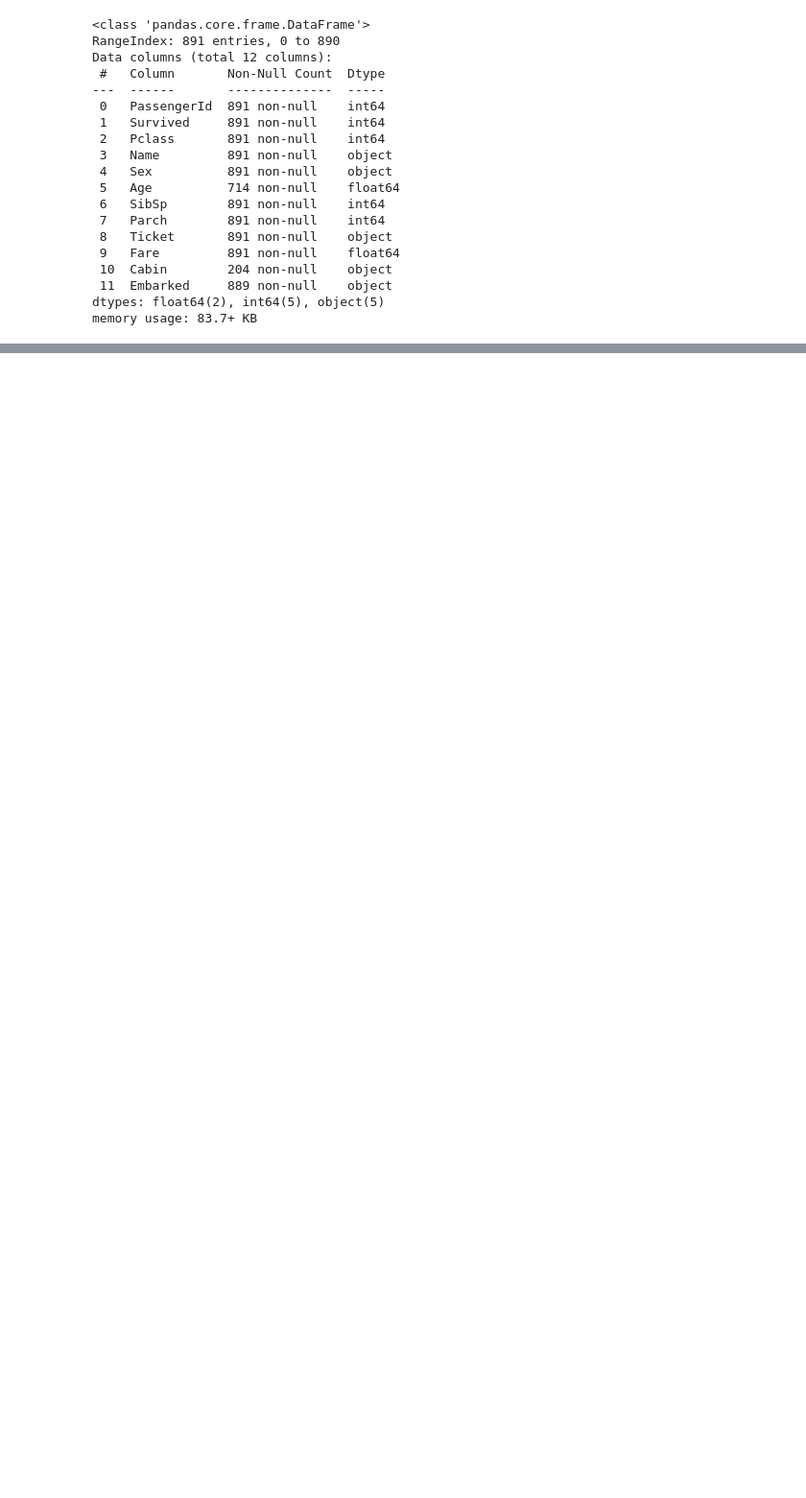
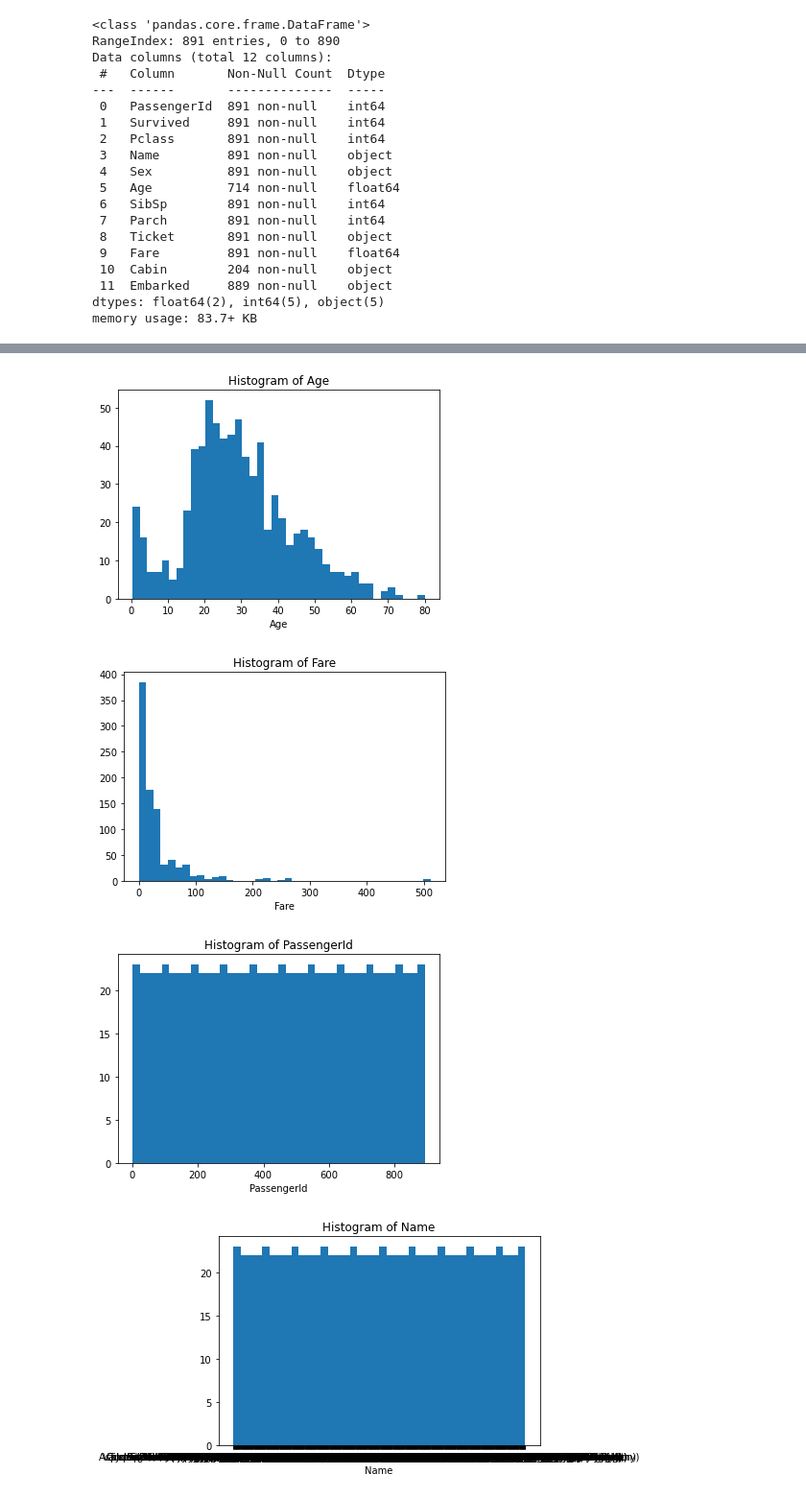
Before and after one commit to FaizanKhalidMohsin/Kaggle_Project_ML_Titanic, a Jupyter notebook: Titanic_JNotebook.ipynb, the cells around one changed output, grey strips where cells are left out. Shown at 96% size. Cells and saved outputs as stored; diff of their text form; code cells hidden in the pictures; blank space fills up the shorter version.

```diff
--- a/Titanic_JNotebook.ipynb
+++ b/Titanic_JNotebook.ipynb
@@ -114,0 +366,11 @@ num_features = []
+# %%
+### Hot one-encode all categorical features.
+training = training_raw
+
+for cat_var in cat_features:
+    training = pd.concat([training, pd.get_dummies(training_raw[cat_var], drop_first = True)],axis=1)
+
+training = training.drop(cat_features, axis=1)
+print(training_raw.shape)
+print(training.shape)
+training.head()
@@ -115,7 +389,12 @@ num_features = []
 # %%
 ### Histograms
 for var in num_features:
-    plt.hist(var)
-    plt.xlab(var)
+    plt.hist(training[var], bins = 40)
+    plt.xlabel(var)
     plt.title('Histogram of ' + var)
     plt.show()
+# %% [output]
+[figure, added]
+[figure, added]
+[figure, added]
+[figure, added]
```
Also changed, not shown: parts of 30 cells of this notebook.
